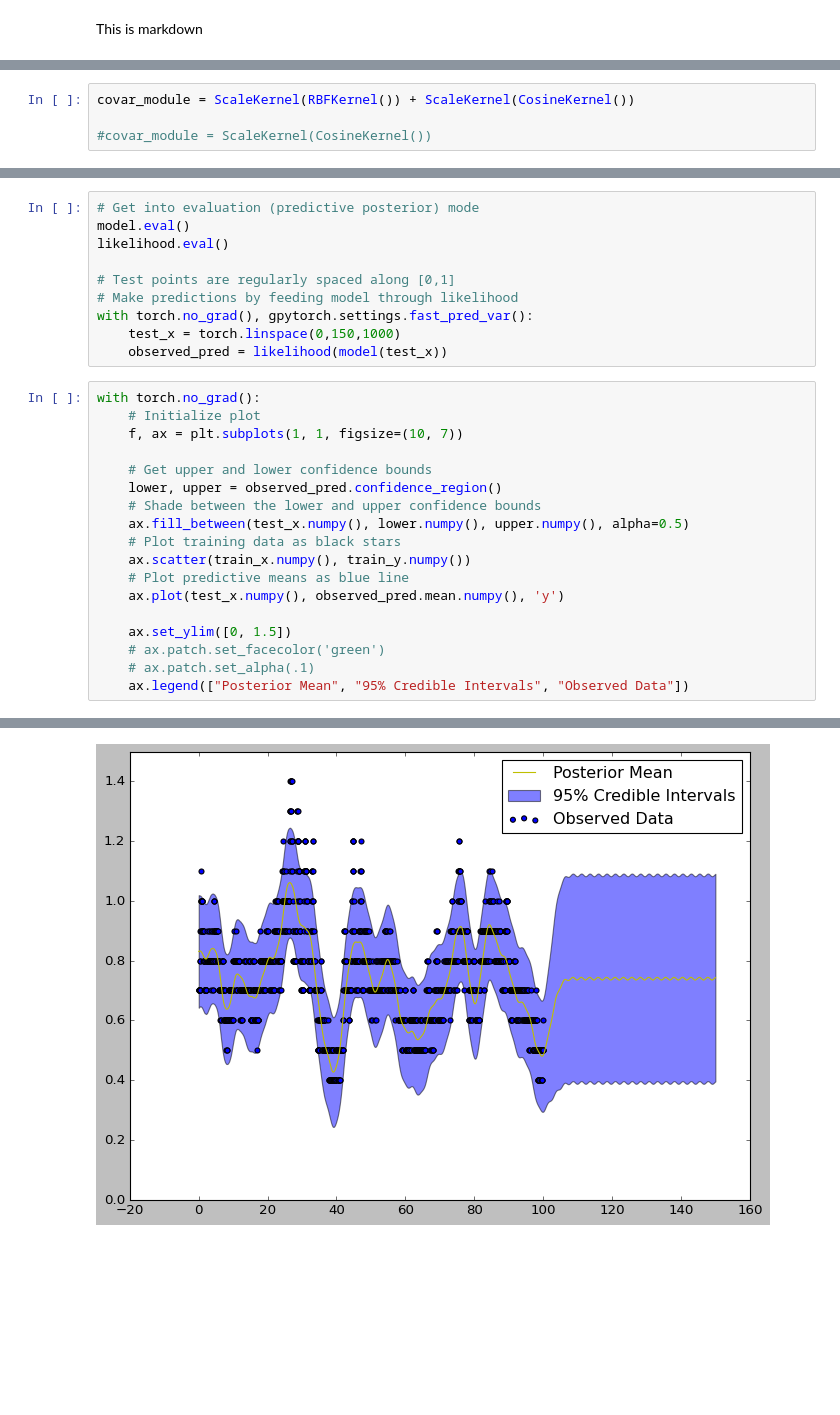
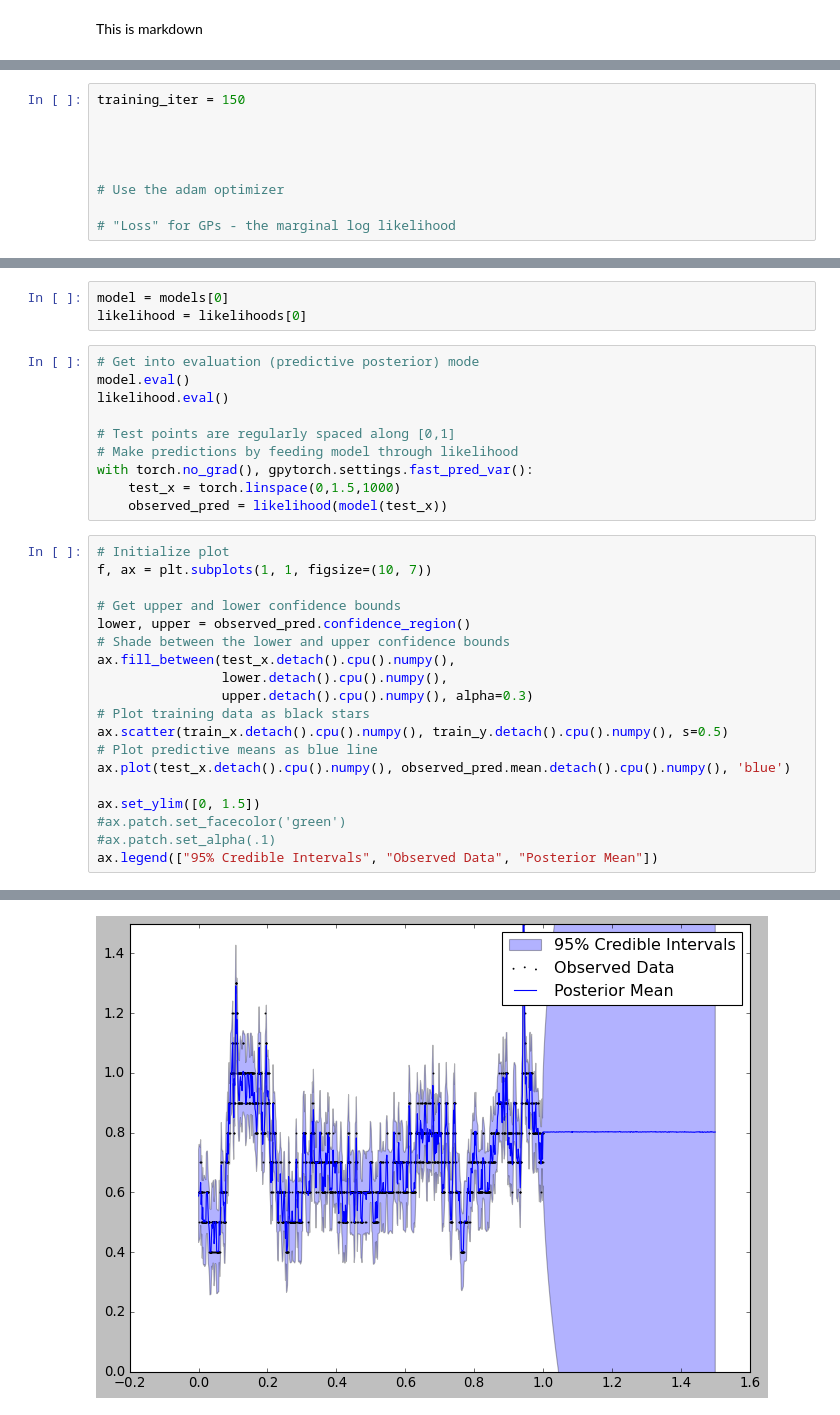
Before and after one commit to DanielCaoSilva/GaussProcesses, a Jupyter notebook: realTimeRegressionV1.ipynb, the cells around one changed output, grey strips where cells are left out. Cells and saved outputs as stored; diff of their text form; blank space fills up the shorter version.

```diff
--- a/realTimeRegressionV1.ipynb
+++ b/realTimeRegressionV1.ipynb
@@ -103,5 +100 @@ from gpytorch.kernels import RBFKernel, CosineKernel, ScaleKernel
-# %%
-covar_module = ScaleKernel(RBFKernel()) + ScaleKernel(CosineKernel())
-
-#covar_module = ScaleKernel(CosineKernel())
 # %%
@@ -124 +129,10 @@ model = ExactGPModel(train_x, train_y, likelihood)
+# %%
+training_iter = 150
+
+
+
+
+# Use the adam optimizer
+
+# "Loss" for GPs - the marginal log likelihood
 # %%
@@ -170,3 +191,6 @@ Iter 50/50 - Loss: -0.930    noise: 0.009
+# %%
+model = models[0]
+likelihood = likelihoods[0]
 # %%
 # Get into evaluation (predictive posterior) mode
 model.eval()
@@ -175,24 +199,25 @@ likelihood.eval()
 # Test points are regularly spaced along [0,1]
 # Make predictions by feeding model through likelihood
 with torch.no_grad(), gpytorch.settings.fast_pred_var():
-    test_x = torch.linspace(0,150,1000)
+    test_x = torch.linspace(0,1.5,1000)
     observed_pred = likelihood(model(test_x))
 # %%
-with torch.no_grad():
-    # Initialize plot
-    f, ax = plt.subplots(1, 1, figsize=(10, 7))
+# Initialize plot
+f, ax = plt.subplots(1, 1, figsize=(10, 7))
 
-    # Get upper and lower confidence bounds
-    lower, upper = observed_pred.confidence_region()
-    # Shade between the lower and upper confidence bounds
-    ax.fill_between(test_x.numpy(), lower.numpy(), upper.numpy(), alpha=0.5)
-    # Plot training data as black stars
-    ax.scatter(train_x.numpy(), train_y.numpy())
-    # Plot predictive means as blue line
-    ax.plot(test_x.numpy(), observed_pred.mean.numpy(), 'y')
+# Get upper and lower confidence bounds
+lower, upper = observed_pred.confidence_region()
+# Shade between the lower and upper confidence bounds
+ax.fill_between(test_x.detach().cpu().numpy(),
+                lower.detach().cpu().numpy(),
+                upper.detach().cpu().numpy(), alpha=0.3)
+# Plot training data as black stars
+ax.scatter(train_x.detach().cpu().numpy(), train_y.detach().cpu().numpy(), s=0.5)
+# Plot predictive means as blue line
+ax.plot(test_x.detach().cpu().numpy(), observed_pred.mean.detach().cpu().numpy(), 'blue')
 
-    ax.set_ylim([0, 1.5])
-    # ax.patch.set_facecolor('green')
-    # ax.patch.set_alpha(.1)
-    ax.legend(["Posterior Mean", "95% Credible Intervals", "Observed Data"])
+ax.set_ylim([0, 1.5])
+#ax.patch.set_facecolor('green')
+#ax.patch.set_alpha(.1)
+ax.legend(["95% Credible Intervals", "Observed Data", "Posterior Mean"])
 # %% [output]
@@ -199 +225 @@ with torch.no_grad():
-[figure, old version]
+[figure, new version]
```
Also changed, not shown: parts of 13 cells of this notebook, 3 other files.
